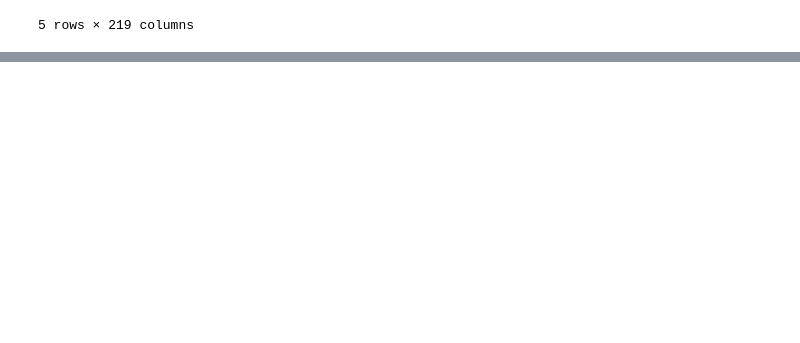
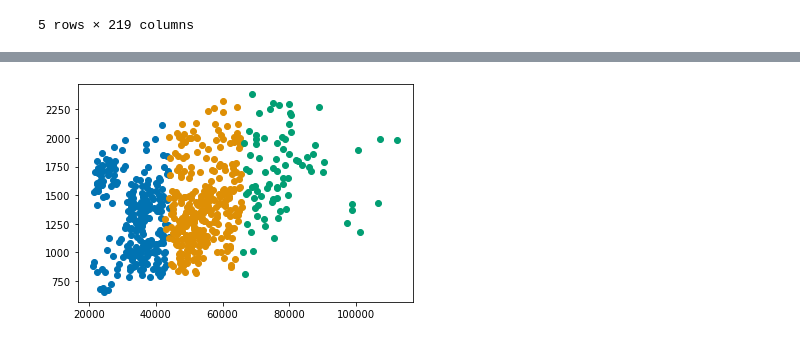
Before and after one commit to TheAidanAu/zillow_rent_index, a Jupyter notebook: JORDAN/notebooks/jordan_clustering.ipynb, the cells around one changed output, grey strips where cells are left out. Cells and saved outputs as stored; diff of their text form; code cells hidden in the pictures; blank space fills up the shorter version.

```diff
--- a/JORDAN/notebooks/jordan_clustering.ipynb
+++ b/JORDAN/notebooks/jordan_clustering.ipynb
@@ -157,3 +159,12 @@ clustered.head()
 5 rows × 219 columns
 # %%
 clustered.rename(columns = {'cluster': 'Wealth Class'}, inplace = True)
+# %%
+def wealth_class(x):
+    if x == 0:
+        return 'lower class'
+    if x == 1:
+        return 'upper class'
+    if x == 2:
+        return 'middle class'
+clustered['Wealth Class'] = clustered['Wealth Class'].apply(wealth_class)
@@ -161,3 +188,7 @@ clustered.rename(columns = {'cluster': 'Wealth Class'}, inplace = True)
 # clustered.to_csv('../data/clustered_df.csv')
 # %%
 # clustered.to_csv('../../clustered_df.csv')
+# %%
+lower_class = clustered[clustered['Wealth Class'] == 'lower class'].drop(columns = 'Wealth Class')
+middle_class = clustered[clustered['Wealth Class'] == 'middle class'].drop(columns = 'Wealth Class')
+upper_class = clustered[clustered['Wealth Class'] == 'upper class'].drop(columns = 'Wealth Class')
@@ -163,0 +197,8 @@ clustered.rename(columns = {'cluster': 'Wealth Class'}, inplace = True)
+# %%
+plt.figure()
+plt.scatter(lower_class['median_income'], lower_class.Monthly_Avg_Zip)
+plt.scatter(middle_class['median_income'], middle_class.Monthly_Avg_Zip)
+plt.scatter(upper_class['median_income'], upper_class.Monthly_Avg_Zip)
+plt.show()
+# %% [output]
+[figure, added]
```
Also changed, not shown: parts of 17 cells of this notebook, 5 other files.
